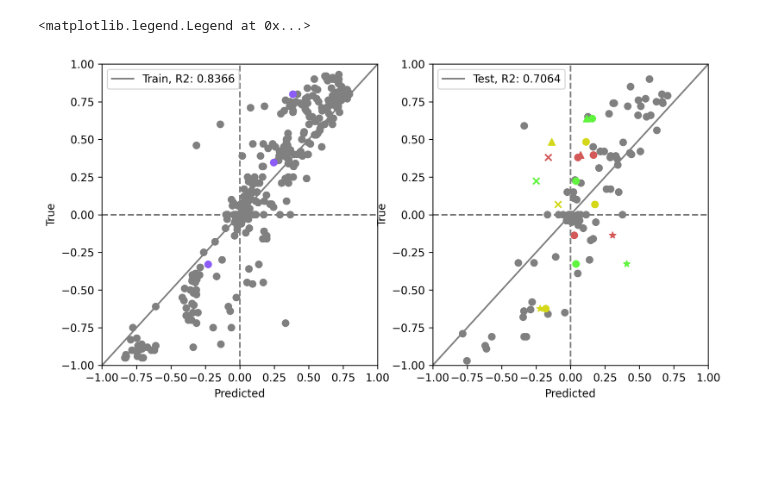
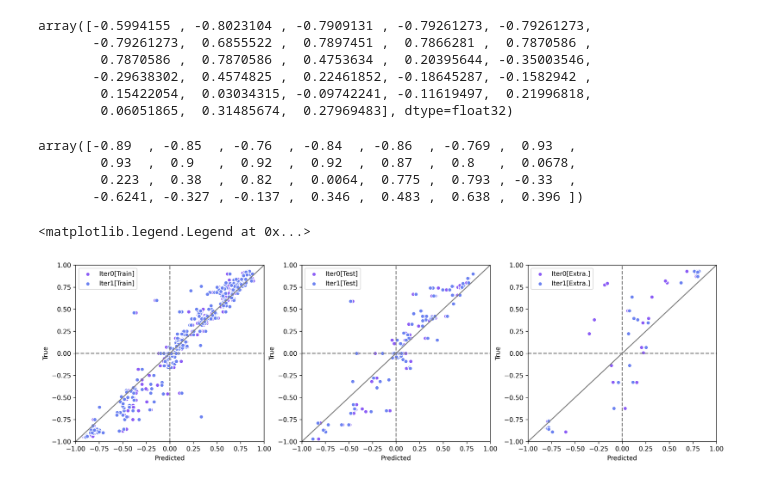
Before and after one commit to iawnix/AAReact, a Jupyter notebook: train/iter_1/retrain_xgb.ipynb, the cells around one changed output. Drawn from its saved outputs; the diff is of its cells as text; code cells hidden in the pictures; blank space fills up the shorter version.

```diff
--- a/train/iter_1/retrain_xgb.ipynb
+++ b/train/iter_1/retrain_xgb.ipynb
@@ -131,0 +125,7 @@ cat_73_pred_press_20 = np.array([-0.136002, 0.117754, 0.073114])
+# %%
+# 加载训练好的模型
+model_iter0 = load("/home/iaw/DATA2/AAReact/train/output/pt/xgb_model_seed_1_split_0-2_hyper2_rdkit_soap_xtb.pkl")
+# 训练新的模型
+model_iter1 = build_model("xgb", seed)
+model_iter1.set_params(**xgb_best_params)
+model_iter1.fit(X_train_iter1, y_train_iter1)
@@ -132,29 +144,63 @@ cat_73_pred_press_20 = np.array([-0.136002, 0.117754, 0.073114])
+# %%
+train_pred_iter0 = model_iter0.predict(X_train_iter0)
+test_pred_iter0 = model_iter0.predict(X_test_iter0)
+extra_test_pred_iter0 = model_iter0.predict(extra_X_test_iter0)
+
+train_pred_iter1 = model_iter1.predict(X_train_iter0)
+test_pred_iter1 = model_iter1.predict(X_test_iter0)
+extra_test_pred_iter1 = model_iter1.predict(extra_X_test_iter1)
+# %%
+extra_test_pred_iter0
+# %% [output]
+array([-0.5994155 , -0.8023104 , -0.7909131 , -0.79261273, -0.79261273,
+       -0.79261273,  0.6855522 ,  0.7897451 ,  0.7866281 ,  0.7870586 ,
+        0.7870586 ,  0.7870586 ,  0.4753634 ,  0.20395644, -0.35003546,
+       -0.29638302,  0.4574825 ,  0.22461852, -0.18645287, -0.1582942 ,
+        0.15422054,  0.03034315, -0.09742241, -0.11619497,  0.21996818,
+        0.06051865,  0.31485674,  0.27969483], dtype=float32)
+# %%
+extra_y_test_iter0
+# %% [output]
+array([-0.89  , -0.85  , -0.76  , -0.84  , -0.86  , -0.769 ,  0.93  ,
+        0.93  ,  0.9   ,  0.92  ,  0.92  ,  0.87  ,  0.8   ,  0.0678,
+        0.223 ,  0.38  ,  0.82  ,  0.0064,  0.775 ,  0.793 , -0.33  ,
+       -0.6241, -0.327 , -0.137 ,  0.346 ,  0.483 ,  0.638 ,  0.396 ])
 # %%
 color_s = ["gray", "#8b5cf6", "#d4d818", "#60f43f", "#d45a5a"]
-fig, ax = plt.subplots(1, 2, figsize = (10, 5), dpi = 300)
-ax[0].scatter(train_pred, y_train_new, c = [color_s[i] for i in class_train_new])
-ax[0].plot([-1, 1], [-1, 1], label = "Train, R2: {:.4f}".format(r2_train), c = "gray")
+fig, ax = plt.subplots(1, 3, figsize = (18, 5), dpi = 300)
+
+ax[0].scatter(train_pred_iter0, y_train_iter0, label = "Iter0[Train]", c = "#8b5cf6", alpha = 1, edgecolors = "white")
+ax[0].scatter(train_pred_iter1, y_train_iter0, label = "Iter1[Train]", c = "#6c82f1", alpha = 1, edgecolors = "white")
+ax[0].plot([-1, 1], [-1, 1], c = "gray")
 ax[0].plot([0, 0], [-1, 1], c = "gray", linestyle = "--")
 ax[0].plot([-1, 1], [0, 0], c = "gray", linestyle = "--")
 ax[0].set_xlim([-1, 1])
 ax[0].set_ylim([-1, 1])
 ax[0].set_xlabel("Predicted")
 ax[0].set_ylabel("True")
+ax[0].legend()
 
-ax[1].scatter(test_pred, y_test_new, c = [color_s[i] for i in class_test_new])
-ax[1].plot([-1, 1], [-1, 1], label = "Test, R2: {:.4f}".format(r2_test), c = "gray")
+ax[1].scatter(test_pred_iter0, y_test_iter0, label = "Iter0[Test]", c = "#8b5cf6", alpha = 1, edgecolors = "white")
+ax[1].scatter(test_pred_iter1, y_test_iter0, label = "Iter1[Test]", c = "#6c82f1", alpha = 1, edgecolors = "white")
+ax[1].plot([-1, 1], [-1, 1], c = "gray")
 ax[1].plot([0, 0], [-1, 1], c = "gray", linestyle = "--")
 ax[1].plot([-1, 1], [0, 0], c = "gray", linestyle = "--")
 ax[1].set_xlim([-1, 1])
 ax[1].set_ylim([-1, 1])
 ax[1].set_xlabel("Predicted")
 ax[1].set_ylabel("True")
+ax[1].legend()
 
-ax[1].scatter(cat_71_pred_press_20, cat_71_exp_press_20, c = ["#d4d818", "#60f43f", "#d45a5a"], marker = "x")
-ax[1].scatter(cat_72_pred_press_20, cat_72_exp_press_20, c = ["#d4d818", "#60f43f", "#d45a5a"], marker = "*")
-ax[1].scatter(cat_73_pred_press_20, cat_73_exp_press_20, c = ["#d4d818", "#60f43f", "#d45a5a"], marker = "^")
-ax[0].legend()
-ax[1].legend()
+ax[2].scatter(extra_test_pred_iter0, extra_y_test_iter0, label = "Iter0[Extra.]", c = "#8b5cf6", alpha = 1, edgecolors = "white")
+ax[2].scatter(extra_test_pred_iter1, extra_y_test_iter1, label = "Iter1[Extra.]", c = "#6c82f1", alpha = 1, edgecolors = "white")
+ax[2].plot([-1, 1], [-1, 1], c = "gray")
+ax[2].plot([0, 0], [-1, 1], c = "gray", linestyle = "--")
+ax[2].plot([-1, 1], [0, 0], c = "gray", linestyle = "--")
+ax[2].set_xlim([-1, 1])
+ax[2].set_ylim([-1, 1])
+ax[2].set_xlabel("Predicted")
+ax[2].set_ylabel("True")
+ax[2].legend()
 # %% [output]
 <matplotlib.legend.Legend at 0x...>
-[figure, old version]
+[figure, new version]
```
Also changed, not shown: parts of 19 cells of this notebook, 3 other files.
